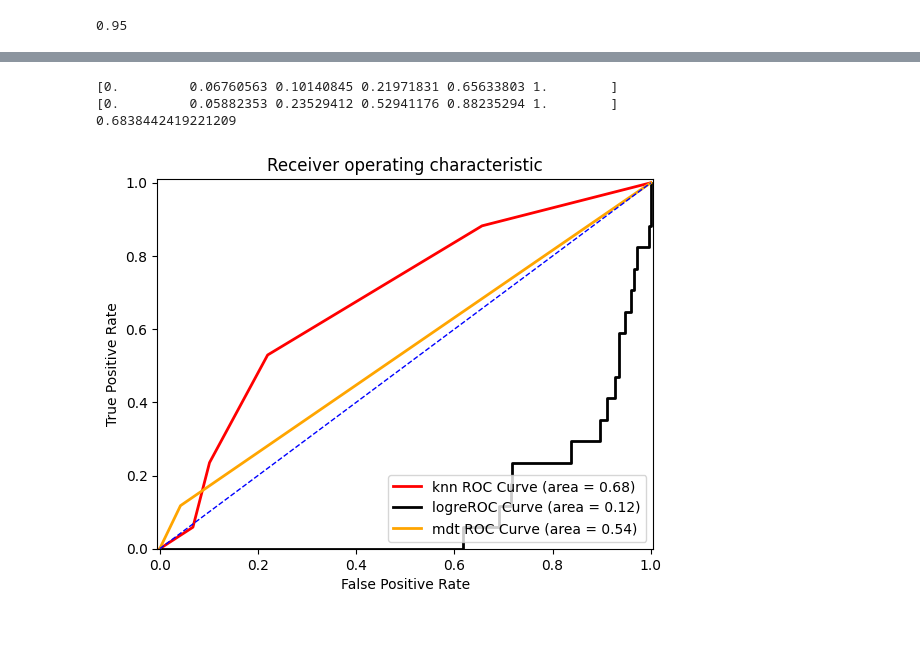
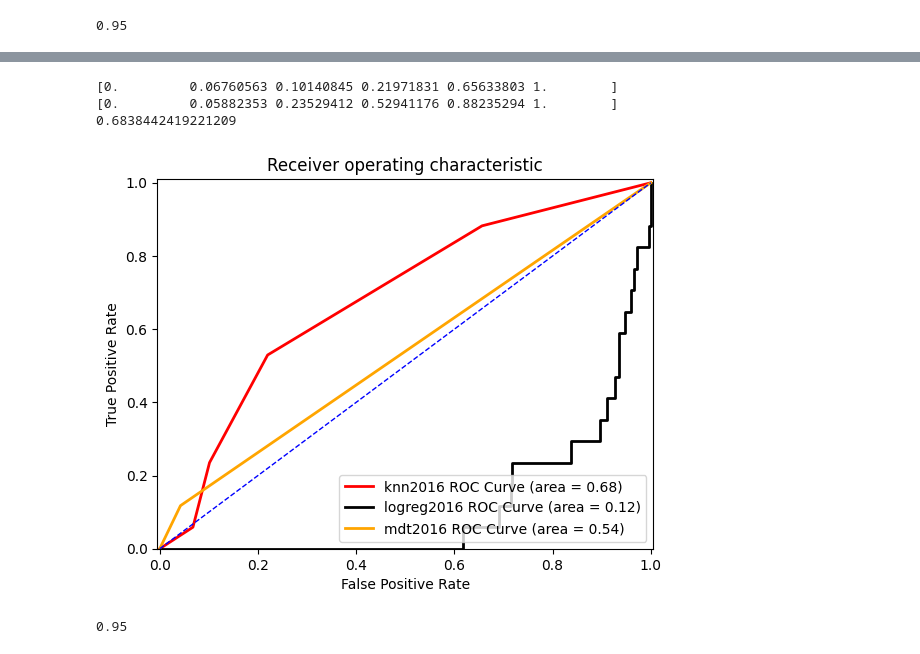
Before and after one commit to ggarci10/twitchdataproject, a Jupyter notebook: final_project_twitch_game_.ipynb, the cells around one changed output, grey strips where cells are left out. Cells and saved outputs as stored; diff of their text form; code cells hidden in the pictures.

```diff
--- a/final_project_twitch_game_.ipynb
+++ b/final_project_twitch_game_.ipynb
@@ -372,6 +359,7 @@ print(round(logregaccuracy, 2))
 # %%
 # Predicting the Binary Label:
-y_predict_logreg = my_logreg.predict(X_test)
+y_predict_lr = my_logreg.predict(X_test)
 
 # Estimating the probability (likelihood) of Each Label:
-y_predict_prob_logreg2016 = my_logreg.predict_proba(X_test)
+y_predict_prob_lr2016 = my_logreg.predict_proba(X_test)
+print(y_predict_lr)
@@ -378,7 +384,7 @@ y_predict_prob_logreg2016 = my_logreg.predict_proba(X_test)
 # %%
 from sklearn import metrics
 
-fprlogreg2016, tprlogreg2016, thresholdslogreg2016 = metrics.roc_curve(y_test, y_predict_prob_logreg2016[:,1], pos_label='yes')
+fprlogreg2016, tprlogreg2016, thresholdslogreg2016 = metrics.roc_curve(y_test, y_predict_prob_lr2016[:,1], pos_label='yes')
 
 print(fprlogreg2016)
 print(tprlogreg2016)
@@ -501,34 +543,34 @@ print(tpr2016knn)
 AUC2016knn = metrics.auc(fpr2016knn, tpr2016knn)
 print(AUC2016knn)
 
 %matplotlib inline
 
 plt.figure()
 
 # Roc Curve:
-plt.plot(fpr2016knn, tpr2016knn, color='red', lw=2,label='knn ROC Curve (area = %0.2f)' % AUC2016knn)
-plt.plot(fprlogreg2016, tprlogreg2016, color='black', lw=2,label='logreROC Curve (area = %0.2f)' % AUClogreg2016)
+plt.plot(fpr2016knn, tpr2016knn, color='red', lw=2,label='knn2016 ROC Curve (area = %0.2f)' % AUC2016knn)
+plt.plot(fprlogreg2016, tprlogreg2016, color='black', lw=2,label='logreg2016 ROC Curve (area = %0.2f)' % AUClogreg2016)
 
 
-plt.plot(fprmdt2016, tprmdt2016, color='orange', lw=2, label='mdt ROC Curve (area = %0.2f)' % AUCmdt2016)
+plt.plot(fprmdt2016, tprmdt2016, color='orange', lw=2, label='mdt2016 ROC Curve (area = %0.2f)' % AUCmdt2016)
 # Random Guess line:
 plt.plot([0, 1], [0, 1], color='blue', lw=1, linestyle='--')
 
 
 
 # Defining The Range of X-Axis and Y-Axis:
 plt.xlim([-0.005, 1.005])
 plt.ylim([0.0, 1.01])
 
 # Labels, Title, Legend:
 plt.xlabel('False Positive Rate')
 plt.ylabel('True Positive Rate')
 plt.title('Receiver operating characteristic')
 plt.legend(loc="lower right")
 
 plt.show()
 # %% [output]
 [0.         0.06760563 0.10140845 0.21971831 0.65633803 1.        ]
 [0.         0.05882353 0.23529412 0.52941176 0.88235294 1.        ]
 0.6838442419221209
-[figure, old version]
+[figure, new version]
@@ -534,0 +584,9 @@ plt.show()
+# %%
+#this is used with 3 classifiers
+my_logreg = LogisticRegression()
+my_logreg.fit(X_train,y_train)
+y_predict_logreg=my_logreg.predict(X_test)
+logregaccuracy=accuracy_score(y_test,y_predict_logreg)
+print(round(logregaccuracy, 2))
+# %% [output]
+0.95
```
Also changed, not shown: parts of 21 cells of this notebook.
